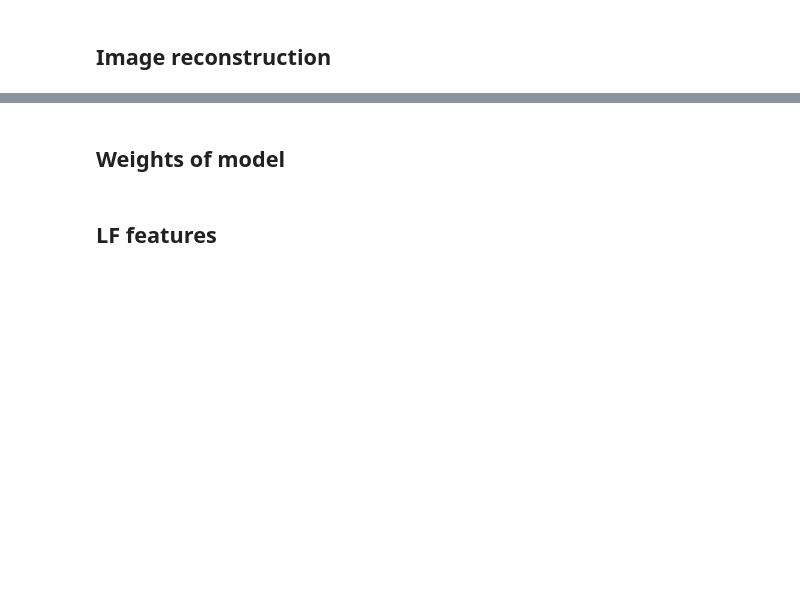
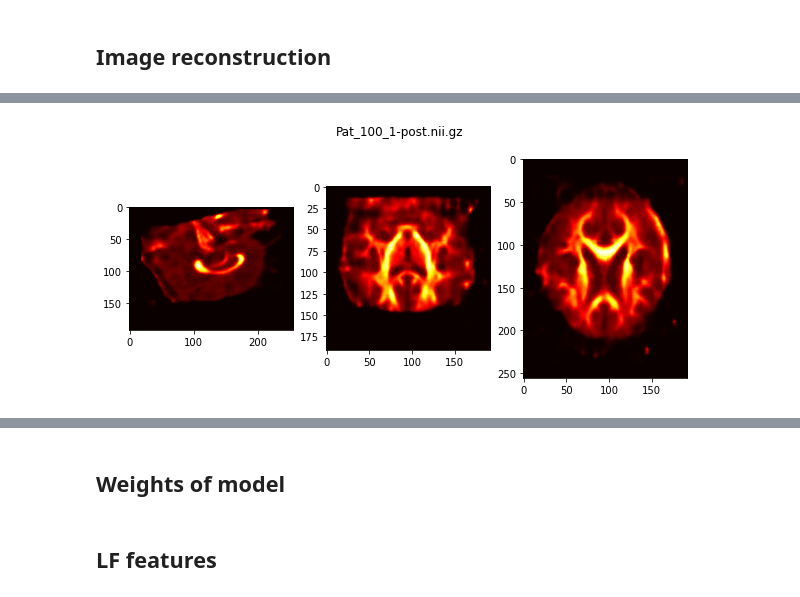
Before and after one commit to Hadi2468/DTI_Clustering, a Jupyter notebook: LF_124.ipynb, the cells around one changed output, grey strips where cells are left out. Cells and saved outputs as stored; diff of their text form; code cells hidden in the pictures; blank space fills up the shorter version.

```diff
--- a/LF_124.ipynb
+++ b/LF_124.ipynb
@@ -246,0 +202,5 @@ Start Time = 2021_02_09___01_53
+# %%
+## All 124 for train with 20% cross out (Step 0)
+Step_0_2021_02_21___05_02
+# %% [output]
+[figure, added]
```
Also changed, not shown: parts of 37 cells of this notebook, 47 other files.
